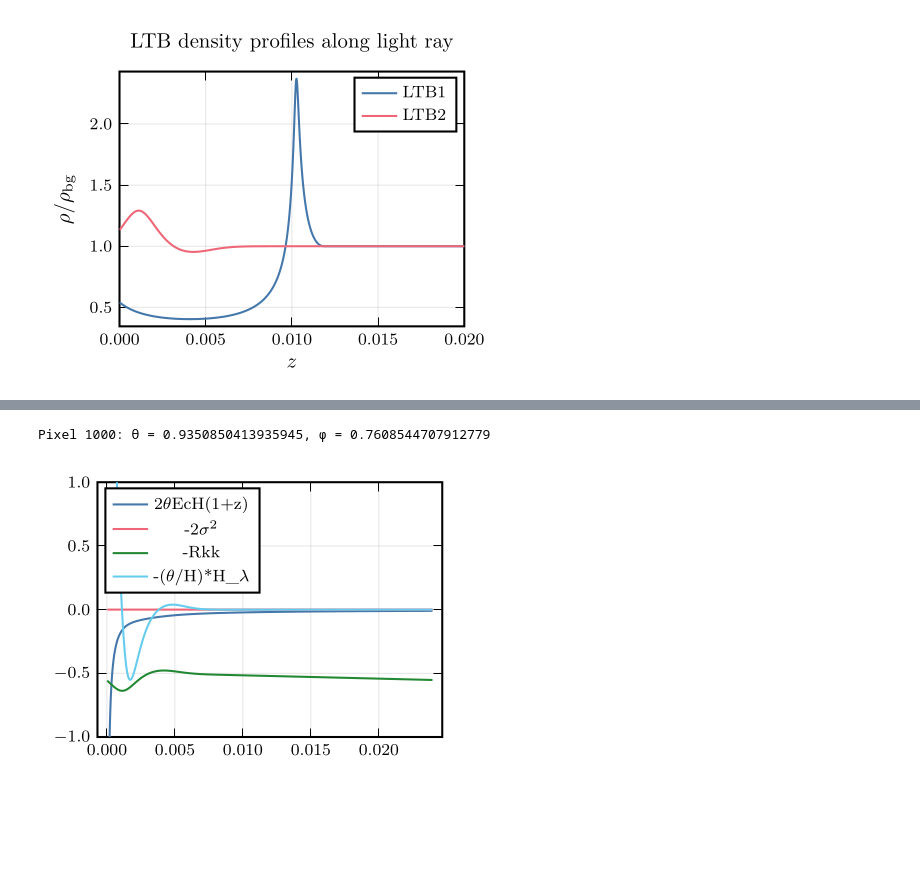
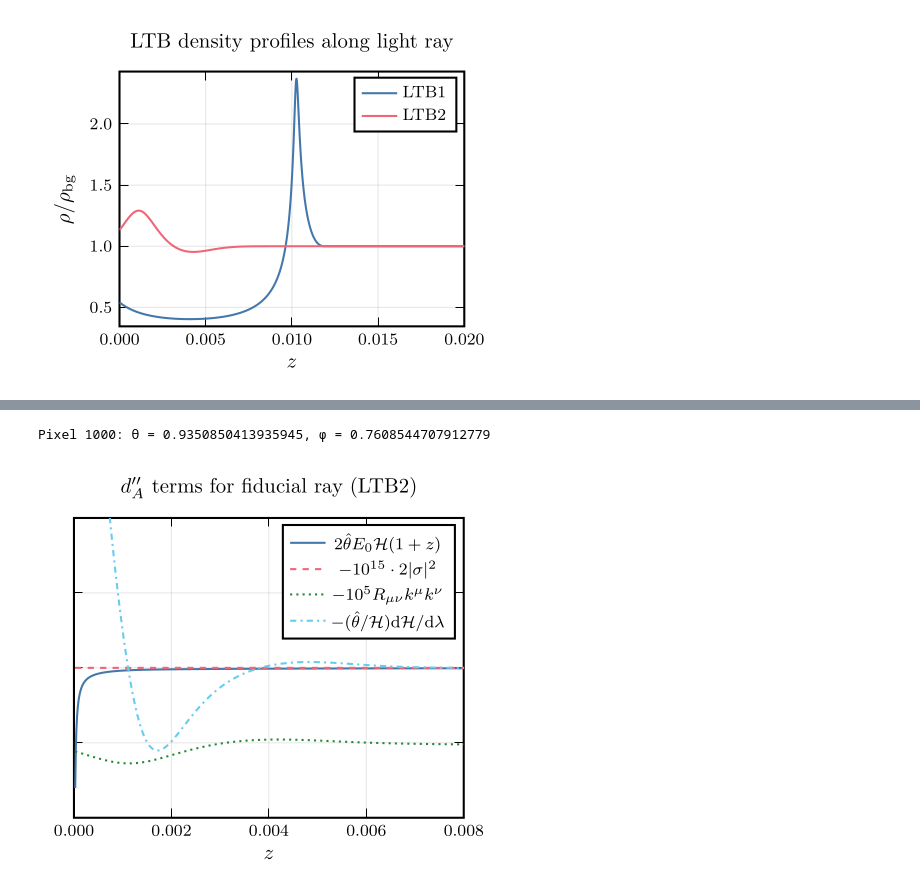
Before and after one commit to jbb42/cosmography, a Jupyter notebook: rho_n_flrw.ipynb, the cells around one changed output, grey strips where cells are left out. Saved outputs shown, nothing was run; the diff lists cells and outputs as text; code cells hidden in the pictures; blank space fills up the shorter version.

```diff
--- a/rho_n_flrw.ipynb
+++ b/rho_n_flrw.ipynb
@@ -1914,13 +1916,18 @@ end
 #=============================================================================#
 # Plotting
 #=============================================================================#
+
+
+λ_ = sol_geo.t[sol_geo.t .> 0.1]
+z_eval = z.(λ_)
+
 Plots.default(
     fontfamily = "Computer Modern",
     titlefont  = font(10, "Computer Modern"), # Forces title to match Makie titlesize
     guidefont  = font(10, "Computer Modern"), # Matches Makie labelsize
     tickfont   = font(8, "Computer Modern"), # Matches Makie ticklabelsize
     legendfont = font(8, "Computer Modern"),
-    size       = (300, 240),
+    size       = (330, 270),
     linewidth  = 1,
     legend     = :topleft
 )
@@ -1937,49 +1944,51 @@ line_colors = repeat(
         tol_colors[2],
         tol_colors[3],
         tol_colors[5],
         tol_colors[4]
     ],
     outer = 1
 )
 
-λ_ = sol_geo.t[sol_geo.t .> 0.1]
-z_eval = z.(λ_)
-
-#dA_zz(λ) = (2*θ̂(λ)*Ec*H(λ)*(1+z(λ)) - 2*σ̂²(λ) - Rkk(λ) - (θ̂(λ)/H(λ))*H_λ(λ))
-q = plot(
+#dA_zz(λ) =(2*θ̂(λ)*Ec*H(λ)*(1+z(λ)) - 2*σ̂²(λ) - Rkk(λ) - (θ̂(λ)/H(λ))*H_λ(λ))
+dazz2 = plot(
     z_eval,
-    2 .* θ̂.(λ_) .* Ec .* H.(λ_) .* (1 .+ z_eval) * 1000,
-    label="2θ̂EcH(1+z)",
-    color=line_colors[1]
+    2 .* θ̂.(λ_) .* Ec .* H.(λ_) .* (1 .+ z_eval),
+    label=L"2\hat{\theta}E_0\mathcal{H}(1+z)", linestyle=:solid,
+    color=line_colors[1], legend=:topright,
+    yformatter = _ -> "",   # <--- THIS HIDES THE Y-AXIS NUMBERS
+    ylabel = "",            # <--- THIS HIDES ANY Y-AXIS LABEL
 )
 
 plot!(
-    q,
+    dazz2,
     z_eval,
     -2 .* σ̂².(λ_)*1e15,
-    label="-2σ̂²",
+    label=L"- 10^{15}\cdot2|\sigma|^2", linestyle=:dash,
     color=line_colors[2]
 )
 
 plot!(
-    q,
+    dazz2,
     z_eval,
-    -Rkk.(λ_)*1e7,
-    label="-Rkk",
+    -Rkk.(λ_)*1e5,
+    label=L"-10^{5}R_{\mu\nu}k^\mu k^\nu", linestyle=:dot,
     color=line_colors[3]
 )
 
 plot!(
-    q,
+    dazz2,
     z_eval,
-    -(θ̂.(λ_) ./ H.(λ_)) .* H_λ.(λ_)*100,
-    label="-(θ̂/H)*H_λ",
+    -(θ̂.(λ_) ./ H.(λ_)) .* H_λ.(λ_),
+    label=L"-(\hat{\theta}/\mathcal{H})\mathrm{d}\mathcal{H}/\mathrm{d}\lambda", linestyle=:dashdot,
     color=line_colors[4]
 )
 
-ylims!(-1, 1)
+ylims!(-0.01, 0.01)
+xlims!(0, 0.008)
+xlabel!(L"z")
+title!(L"d_A''\text{ terms for fiducial ray (LTB2)}")
 # Display the plot
-display(q)
+#display(dazz2)
 # %% [output]
 Pixel 1000: θ = 0.9350850413935945, φ = 0.7608544707912779
-[figure, old version]
+[figure, new version]
```
Also changed, not shown: parts of 2 cells of this notebook.
